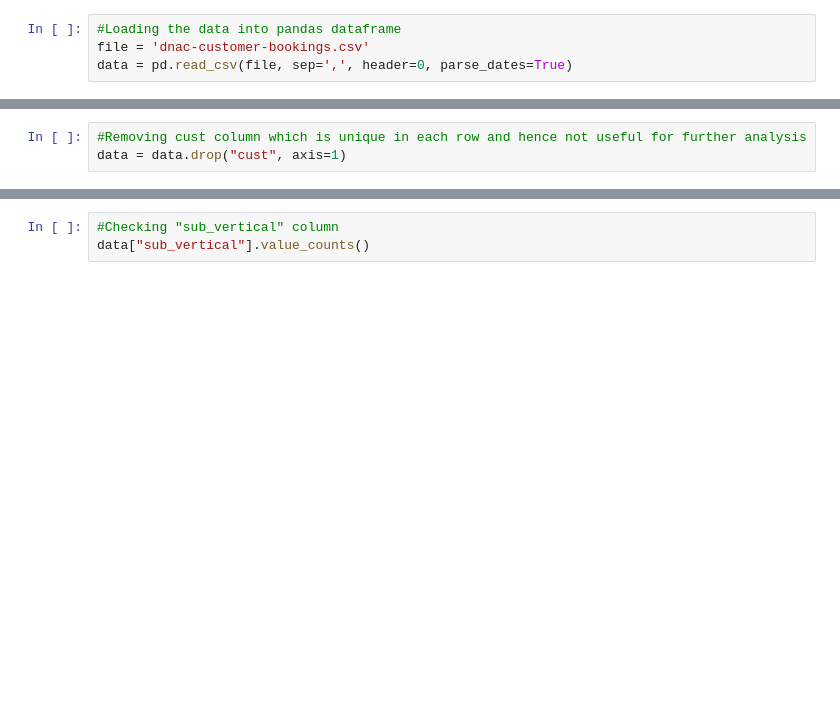
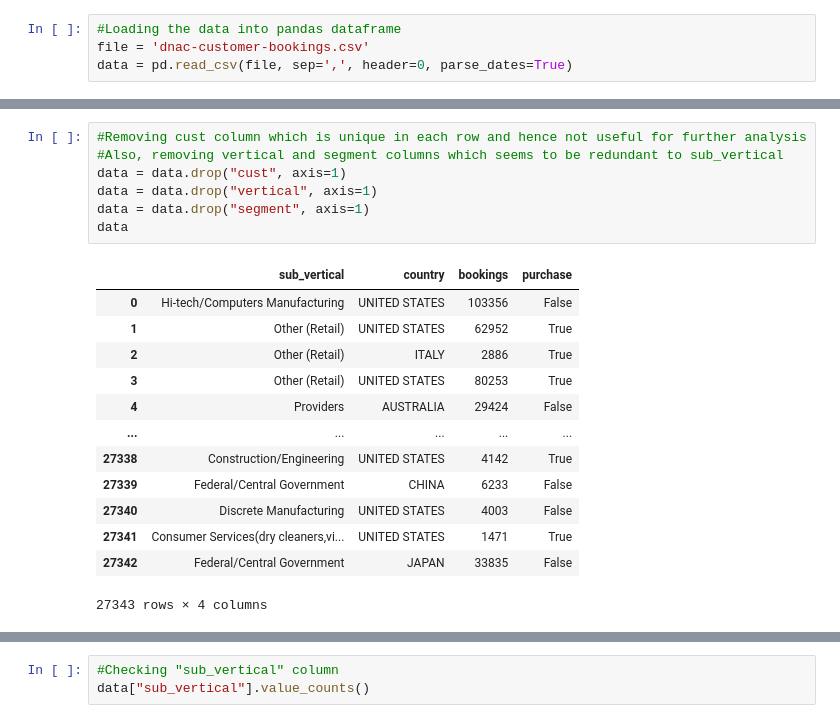
Before and after one commit to vzhovtan/data_science_modeling, a Jupyter notebook: code.ipynb, the cells around one changed output, grey strips where cells are left out. Cells and saved outputs as stored; diff of their text form; blank space fills up the shorter version.

```diff
--- a/code.ipynb
+++ b/code.ipynb
@@ -32,6 +51,24 @@ data.head(5)
 # %%
 #Removing cust column which is unique in each row and hence not useful for further analysis
+#Also, removing vertical and segment columns which seems to be redundant to sub_vertical
 data = data.drop("cust", axis=1)
+data = data.drop("vertical", axis=1)
+data = data.drop("segment", axis=1)
+data
+# %% [output]
+|  | sub_vertical | country | bookings | purchase |
+| 0 | Hi-tech/Computers Manufacturing | UNITED STATES | 103356 | False |
+| 1 | Other (Retail) | UNITED STATES | 62952 | True |
+| 2 | Other (Retail) | ITALY | 2886 | True |
+| 3 | Other (Retail) | UNITED STATES | 80253 | True |
+| 4 | Providers | AUSTRALIA | 29424 | False |
+| ... | ... | ... | ... | ... |
+| 27338 | Construction/Engineering | UNITED STATES | 4142 | True |
+| 27339 | Federal/Central Government | CHINA | 6233 | False |
+| 27340 | Discrete Manufacturing | UNITED STATES | 4003 | False |
+| 27341 | Consumer Services(dry cleaners,vi... | UNITED STATES | 1471 | True |
+| 27342 | Federal/Central Government | JAPAN | 33835 | False |
+27343 rows × 4 columns
 # %%
 #Checking if there are any "0" values
 data.isnull().any()
```
Also changed, not shown: parts of 45 cells of this notebook.
